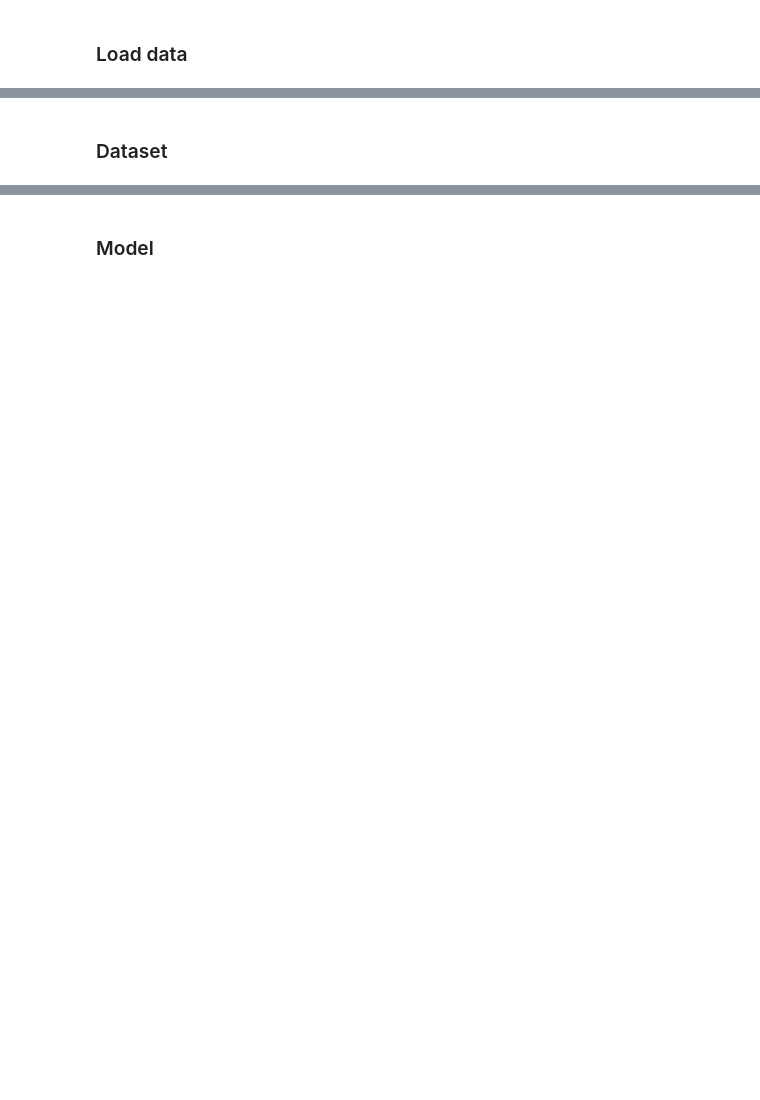
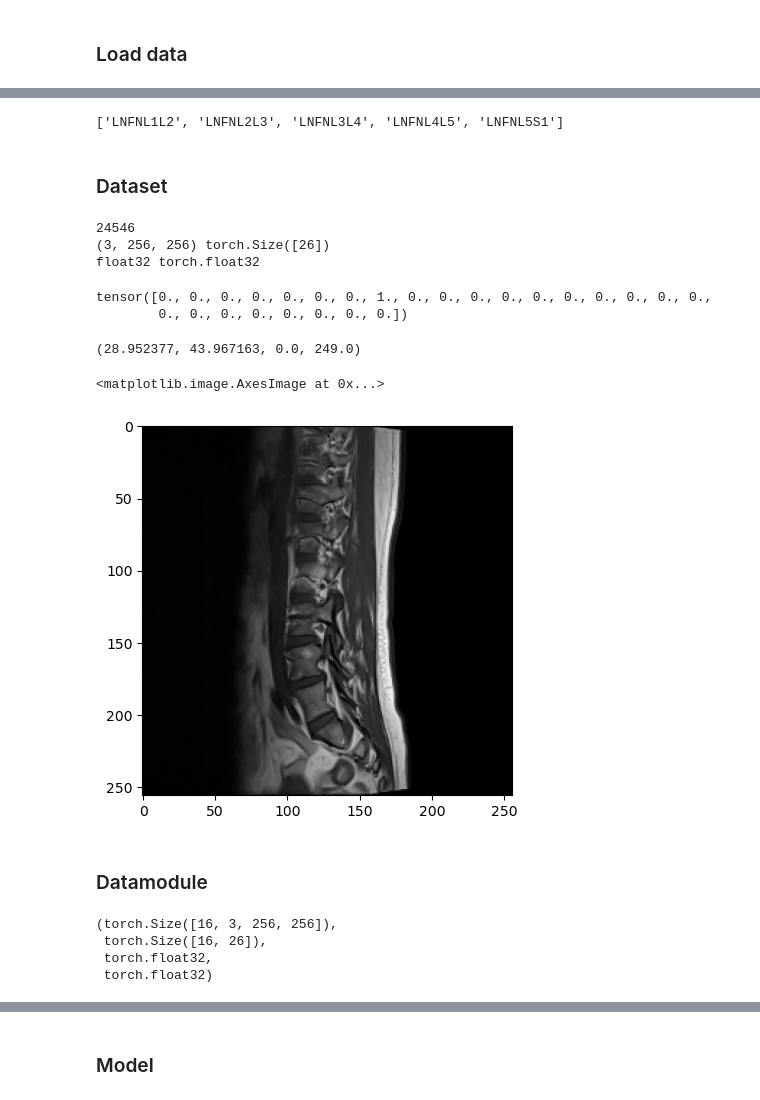
Before and after one commit to rosulucian/deep_learning_playground, a Jupyter notebook: kaggle/RSNA/train.ipynb, the cells around one changed output, grey strips where cells are left out. Cells and saved outputs as stored; diff of their text form; code cells hidden in the pictures; blank space fills up the shorter version.

Commit message:
rsna train first

```diff
--- a/kaggle/RSNA/train.ipynb
+++ b/kaggle/RSNA/train.ipynb
@@ -122,0 +238,4 @@ train_df.sample(5)
+# %%
+coords_df[coords_df['instance_id'] == inst_id].cl.to_list()
+# %% [output]
+['LNFNL1L2', 'LNFNL2L3', 'LNFNL3L4', 'LNFNL4L5', 'LNFNL5S1']
@@ -124,0 +248,28 @@ train_df.sample(5)
+# %%
+dset = rsna_dataset(coords_df, CFG)
+
+print(dset.__len__())
+
+img, label, = dset.__getitem__(2)
+print(img.shape, label.shape)
+print(img.dtype, label.dtype)
+# %% [output]
+24546
+(3, 256, 256) torch.Size([26])
+float32 torch.float32
+# %%
+label
+# %% [output]
+tensor([0., 0., 0., 0., 0., 0., 0., 1., 0., 0., 0., 0., 0., 0., 0., 0., 0., 0.,
+        0., 0., 0., 0., 0., 0., 0., 0.])
+# %%
+img.mean(), img.std(), img.min(), img.max()
+# %% [output]
+(28.952377, 43.967163, 0.0, 249.0)
+# %%
+plt.imshow(img[0], cmap='gray')
+# %% [output]
+<matplotlib.image.AxesImage at 0x...>
+[figure, added]
+# %% [markdown]
+### Datamodule
@@ -124,0 +326,19 @@ train_df.sample(5)
+# %%
+t_df = coords_df[:-100]
+# t_df = pd.concat([meta_df[:-100], ul_df[:-100]], ignore_index=True)
+v_df = coords_df[-100:]
+
+CFG2 = CFG
+CFG2.BATCH_SIZE = 16
+CFG2.num_workers = 2
+
+dm = rsna_datamodule(t_df, v_df, cfg=CFG2)
+# dm = wav_datamodule(t_df, v_df, cfg=CFG, train_tfs=train_tfs, val_tfs=val_tfs)
+
+x, y = next(iter(dm.train_dataloader()))
+x.shape, y.shape, x.dtype, y.dtype
+# %% [output]
+(torch.Size([16, 3, 256, 256]),
+ torch.Size([16, 26]),
+ torch.float32,
+ torch.float32)
```
Also changed, not shown: parts of 62 cells of this notebook, 1 other file.
